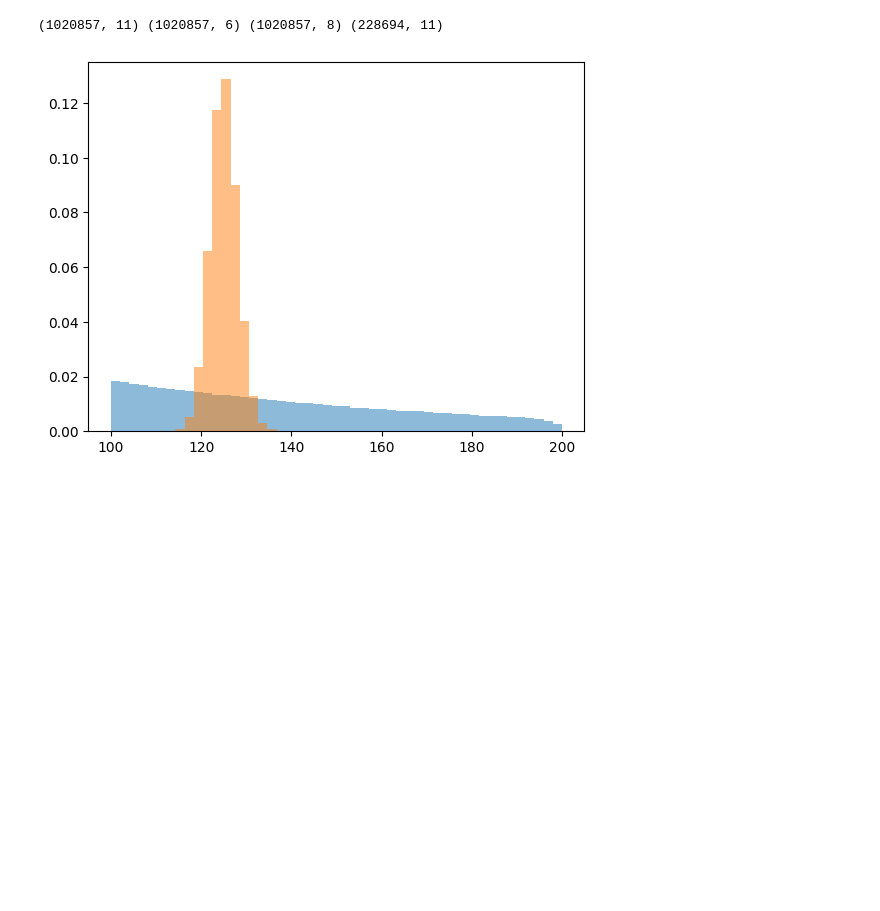
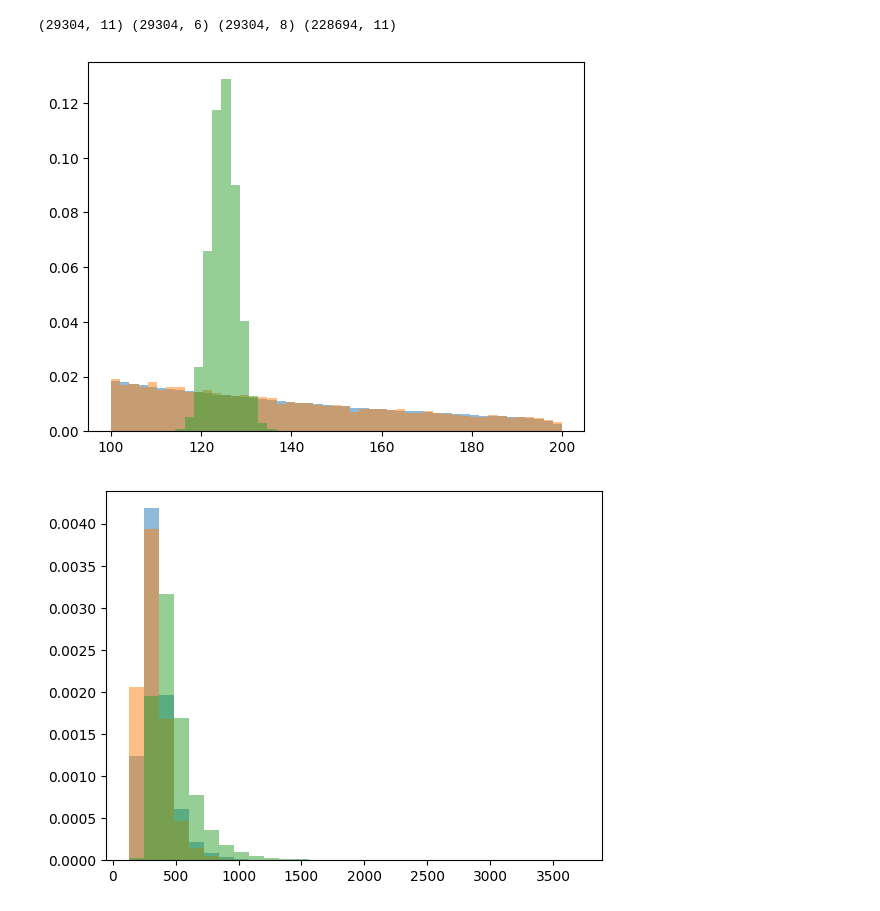
Before and after one commit to violatingcp/CWOLAToy, a Jupyter notebook: SplitFit_bbgg.ipynb, the cells around one changed output. Cells and saved outputs as stored; diff of their text form; code cells hidden in the pictures; blank space fills up the shorter version.

```diff
--- a/SplitFit_bbgg.ipynb
+++ b/SplitFit_bbgg.ipynb
@@ -14,16 +14,39 @@ import pandas
 #import tables
 # %%
-f_qcd1='../data/bkg_bb_aa.h5'
-f_hh1='../data/sm_dihiggs.h5'
-f_qcd = h5py.File(f_qcd1,'r')
+f_qcd0='data/bkg_bb_aa.h5'
+f_qcd1='data/bkg_bb_aa_v2.h5'
+f_hh1='data/sm_dihiggs.h5'
+f_qcd_mc = h5py.File(f_qcd0,'r')
+f_qcd_da = h5py.File(f_qcd1,'r')
 f_hh  = h5py.File(f_hh1,'r')
 print(f_qcd['feats'].shape,f_qcd['photons'].shape,f_qcd['bjets'].shape,f_hh['feats'].shape)
 #print(f_qcd['bjets'][0,:])
 
 bins=np.linspace(100,200,50)
-plt.hist(f_qcd['feats'][:,2],bins=bins,alpha=0.5,density=True)
+plt.hist(f_qcd_mc['feats'][:,2],bins=bins,alpha=0.5,density=True)
+plt.hist(f_qcd_da['feats'][:,2],bins=bins,alpha=0.5,density=True)
 plt.hist(f_hh['feats'][:,2],bins=bins,alpha=0.5,density=True)
 plt.show()
+
+def convert(iData):
+    cols = [f"dog_{i}" for i in range(iData.shape[1])]
+    dfs = pd.DataFrame(iData, columns=cols)
+    cols = ["dog_0","dog_1","dog_3","dog_4","dog_5","dog_6","dog_7","dog_8","dog_9","dog_10","dog_2"]
+    dfs=dfs.reindex(columns=cols)
+    return dfs
+hh_data  = convert(f_hh['feats'])
+qcd_data = convert(f_qcd_da['feats'])
+qcd_mc   = convert(f_qcd_mc['feats'])
+
+def plotHist(iFeat):
+    counts, bin_edges, patches = plt.hist(f_qcd_mc['feats'][:,i0],bins=30,alpha=0.5,density=True)
+    plt.hist(f_qcd_da['feats'][:,i0],bins=bin_edges,alpha=0.5,density=True)
+    plt.hist(f_hh['feats'][:,i0],bins=bin_edges,alpha=0.5,density=True)
+    plt.show()
+
+for i0 in range(10):
+    plotHist(i0)
 # %% [output]
-(1020857, 11) (1020857, 6) (1020857, 8) (228694, 11)
+(29304, 11) (29304, 6) (29304, 8) (228694, 11)
-[figure, old version]
+[figure, new version]
+[figure, added]
```
Also changed, not shown: parts of 25 cells of this notebook, 1 other file.
